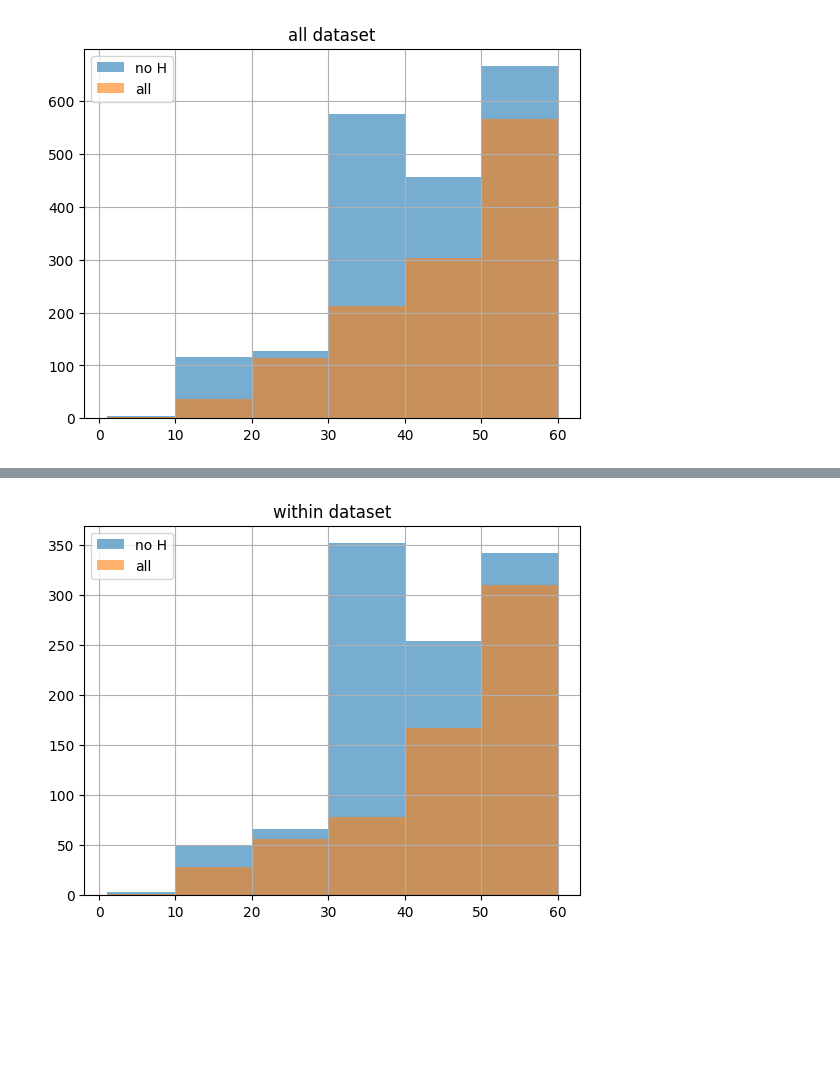
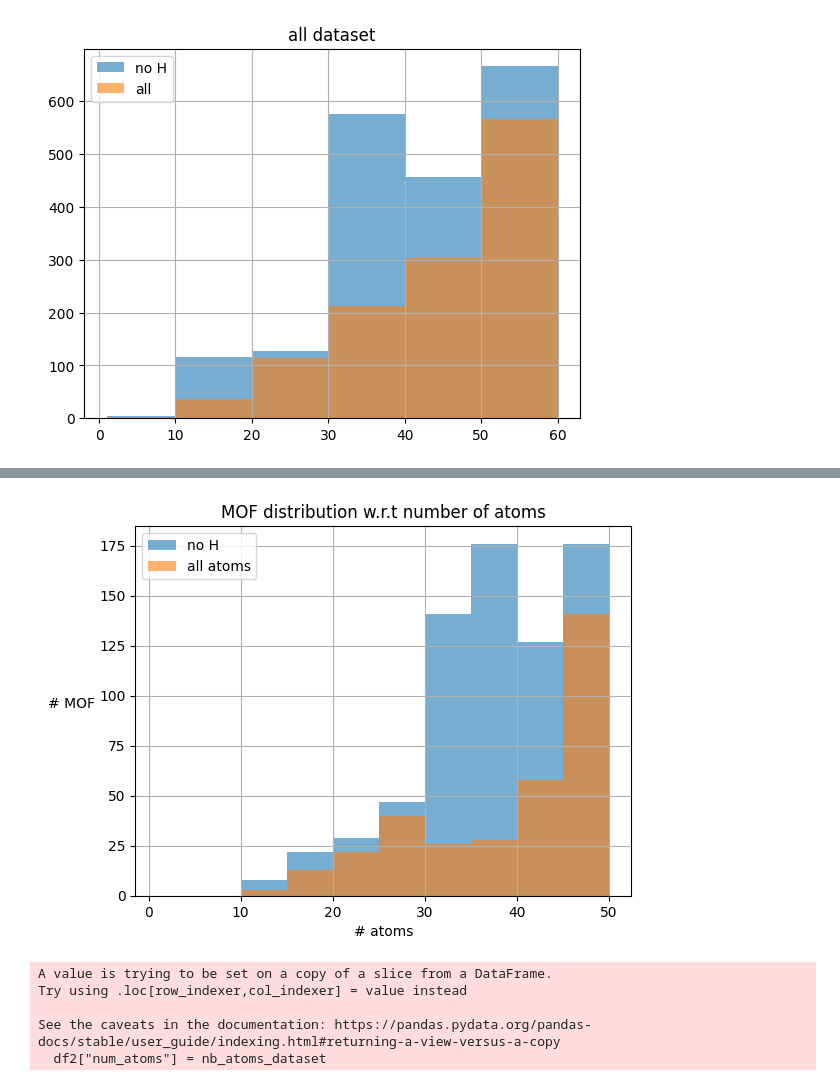
Before and after one commit to Sigma-Reply/CO2-Capture_QEK, a Jupyter notebook: test_readData.ipynb, the cells around one changed output, grey strips where cells are left out. Cells and saved outputs as stored; diff of their text form; code cells hidden in the pictures; blank space fills up the shorter version.

Commit message:
ML flow and filter dataset

```diff
--- a/test_readData.ipynb
+++ b/test_readData.ipynb
@@ -87,4 +88,4 @@ plt.show()
 df = pd.read_csv('MOF-CO2/Co2WithVolumetricAtomTypes.csv')
 df = df.dropna()
 
-df = df.drop_duplicates(['MOF'],keep='first')
+df2 = df.drop_duplicates(['MOF'],keep='first')
@@ -91,18 +96,34 @@ df = df.drop_duplicates(['MOF'],keep='first')
 # %%
-nb_atoms_dataset = np.zeros(len(df))
-nb_atoms_dataset_noH = np.zeros(len(df))
+threshold = 25
 
+nb_atoms_dataset = np.zeros(len(df2))
+nb_atoms_dataset_noH = np.zeros(len(df2))
+error_mof = []
+select_mof = []
 error=0
 i=0
-for _, row in df.iterrows():
+for _, row in df2.iterrows():
     if(row['MOF']+"_clean.cif" in os.listdir(dirname1)):
         with open(dirname1+row['MOF']+"_clean.cif", "r") as f:
             num_lines = sum(1 for _ in f)
-            nb_atoms_dataset[i] = num_lines - 25
+            nb_atoms_dataset[i] = num_lines - 24
             f.seek(0)
             num_lines = sum(1 for l in f if "H" not in l)
-            nb_atoms_dataset_noH[i] = num_lines - 24
+            nb_atoms_dataset_noH[i] = num_lines - 23
+            if(nb_atoms_dataset[i] < threshold):
+                select_mof.append(row['MOF'])
             i+=1
+    elif(row['MOF']+"_manual.cif" in os.listdir(dirname1)):
+        with open(dirname1+row['MOF']+"_manual.cif", "r") as f:
+            num_lines = sum(1 for _ in f)
+            nb_atoms_dataset[i] = num_lines - 24
+            f.seek(0)
+            num_lines = sum(1 for l in f if "H" not in l)
+            nb_atoms_dataset_noH[i] = num_lines - 23
+            if(nb_atoms_dataset[i] < threshold):
+                select_mof.append(row['MOF'])
+            i+=1
+
     elif(row['MOF']+".cif" in os.listdir(dirname2)):
         with open(dirname2+row['MOF']+".cif", "r") as f:
             num_lines = sum(1 for _ in f)
@@ -110,10 +131,14 @@ for _, row in df.iterrows():
             f.seek(0)
             num_lines = sum(1 for l in f if "H" not in l)
             nb_atoms_dataset_noH[i] = num_lines - 29
+            if(nb_atoms_dataset[i] < threshold):
+                select_mof.append(row['MOF'])
             i+=1
     else:
+        error_mof.append(row['MOF'])
         error+=1
+        i+=1
 
-print("number of errors: ", error, " out of ", len(df))
+print("number of errors: ", error, " out of ", len(df2))
     #break
 # %% [output]
@@ -121,14 +170,32 @@ number of errors:  121  out of  4243
 # %%
 import matplotlib.pyplot as plt
-bins=[1,10,20,30,40,50,60]
+bins=[1,5,10,15,20,25,30,35,40,45,50]
 
 plt.hist(nb_atoms_dataset_noH, bins= bins, alpha = 0.6, label = 'no H')
 
-plt.hist(nb_atoms_dataset,bins = bins, alpha = 0.6,label = 'all')
-#plt.yscale('log')
-plt.title("within dataset")
+plt.hist(nb_atoms_dataset,bins = bins, alpha = 0.6,label = 'all atoms')
+plt.xlabel("# atoms")
+plt.ylabel("# MOF",rotation=0,labelpad=20)
+plt.title("MOF distribution w.r.t number of atoms")
 plt.legend()
 plt.grid()
 plt.show()
 # %% [output]
-[figure, old version]
+[figure, new version]
+# %%
+#nb_atoms_dataset2 = np.zeros(len(nb_atoms_dataset)*3)
+#j = 0
+#for el in nb_atoms_dataset:
+#    nb_atoms_dataset2[j] = el
+#    nb_atoms_dataset2[j+1] = el
+#    nb_atoms_dataset2[j+2] = el
+#    j+=3
+
+
+df2["num_atoms"] = nb_atoms_dataset
+# %% [output]
+A value is trying to be set on a copy of a slice from a DataFrame.
+Try using .loc[row_indexer,col_indexer] = value instead
+
+See the caveats in the documentation: https://pandas.pydata.org/pandas-docs/stable/user_guide/indexing.html#returning-a-view-versus-a-copy
+  df2["num_atoms"] = nb_atoms_dataset
```
Also changed, not shown: parts of 12 cells of this notebook, 2 other files.
